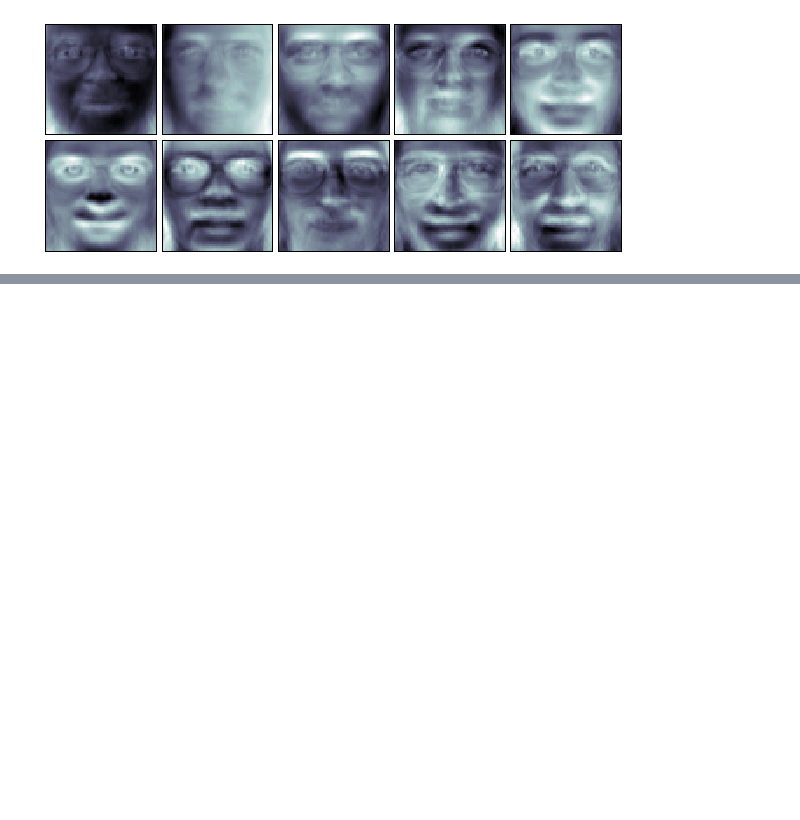
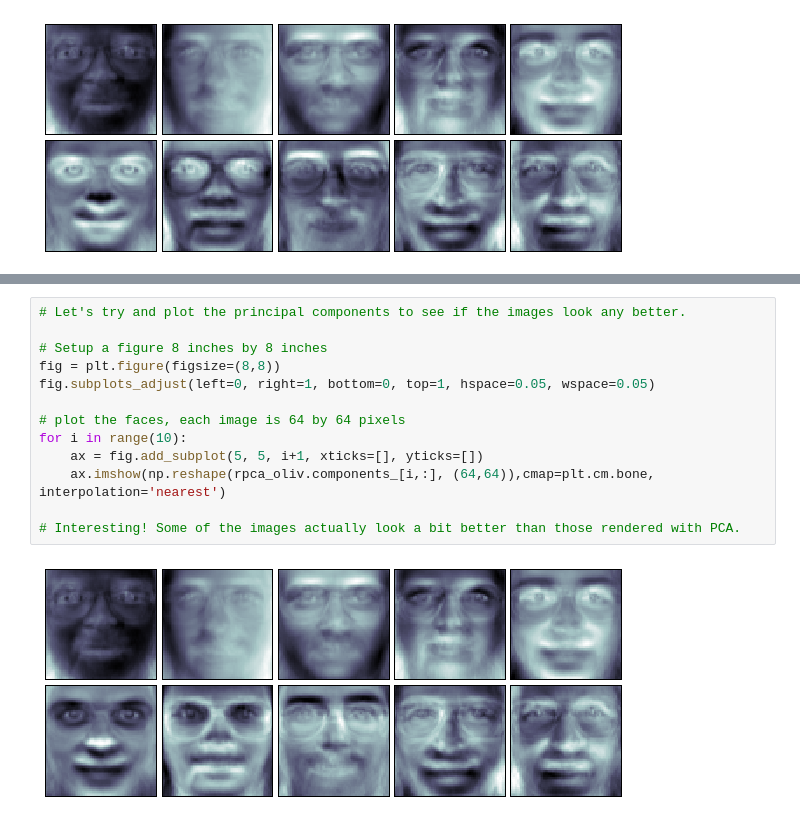
Before and after one commit to JamesByers/GA-SEA-DAT2, a Jupyter notebook: notebooks/14_PCA_images.ipynb, the cells around one changed output, grey strips where cells are left out. Saved outputs shown, nothing was run; the diff lists cells and outputs as text; blank space fills up the shorter version.

```diff
--- a/notebooks/14_PCA_images.ipynb
+++ b/notebooks/14_PCA_images.ipynb
@@ -96,0 +126,15 @@ X_proj_img = np.reshape(X_inv_proj,(400,64,64))
+# %%
+# Let's try and plot the principal components to see if the images look any better.
+
+# Setup a figure 8 inches by 8 inches
+fig = plt.figure(figsize=(8,8))
+fig.subplots_adjust(left=0, right=1, bottom=0, top=1, hspace=0.05, wspace=0.05)
+
+# plot the faces, each image is 64 by 64 pixels
+for i in range(10):
+    ax = fig.add_subplot(5, 5, i+1, xticks=[], yticks=[])
+    ax.imshow(np.reshape(rpca_oliv.components_[i,:], (64,64)),cmap=plt.cm.bone, interpolation='nearest')
+
+# Interesting! Some of the images actually look a bit better than those rendered with PCA.
+# %% [output]
+[figure, added]
```
Also changed, not shown: parts of 15 cells of this notebook.
